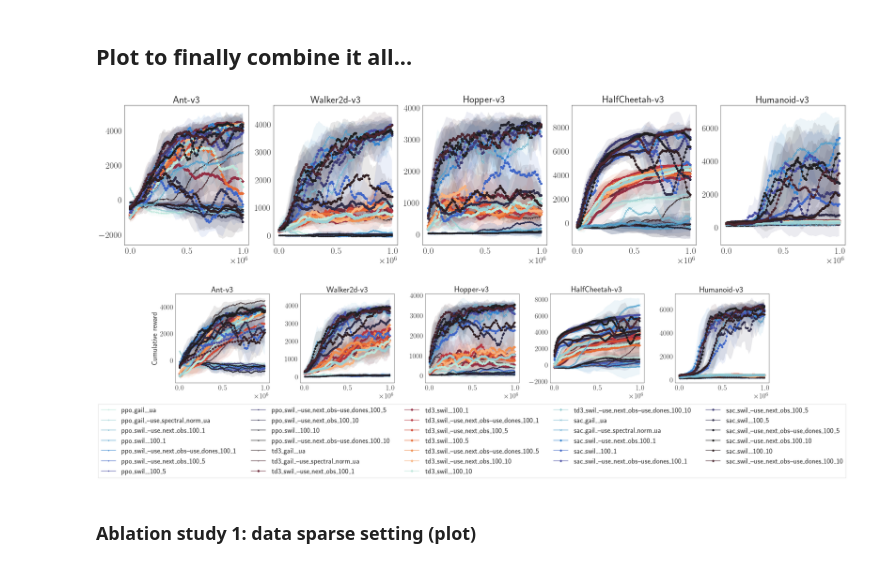
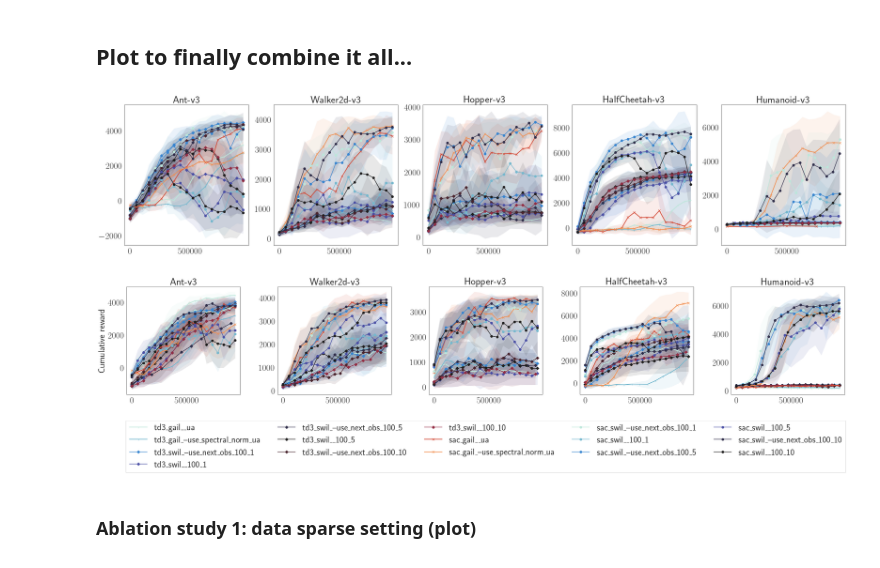
Before and after one commit to iov9000/cleanrl, a Jupyter notebook: cleanrl/notebooks/load_results_2111_polcomp.ipynb, the cells around one changed output. Drawn from its saved outputs; the diff is of its cells as text; code cells hidden in the pictures.

```diff
--- a/cleanrl/notebooks/load_results_2111_polcomp.ipynb
+++ b/cleanrl/notebooks/load_results_2111_polcomp.ipynb
@@ -593,10 +593,10 @@ def smooth_mu_std(mu, std, N=6):
 # %%
 sns.set_style(style='white')
 # %%
-def plot_comp(d_ms_swil, d_ms_gail, n_demo=[10], nobs_swil=[''], swil_per=1, swil_ql=1, ss=1, subsample_plot=1):
+def plot_comp(d_ms_swil, d_ms_gail, n_demo=[10], algos=['ppo', 'td3', 'sac'], nobs_swil=[''], swil_per=1, swil_ql=1, ss=1, subsample_plot=1):
     envs = ['Ant-v3', 'Walker2d-v3', 'Hopper-v3', 'HalfCheetah-v3', 'Humanoid-v3']
     env_exp = [4050, 3607, 8900]
-    NUM_COLORS = 20
+    NUM_COLORS = 10
     #cm = plt.get_cmap('gist_rainbow')
     #cm = sns.color_palette("tab10", as_cmap=True)
     cm =sns.color_palette("icefire", as_cmap=True)
@@ -610,7 +610,7 @@ def plot_comp(d_ms_swil, d_ms_gail, n_demo=[10], nobs_swil=[''], swil_per=1, swi
             #axs[i].axhline(env_exp[i], c='k')
 
             #for lin_gail in ['']:
-            for algo in ['ppo', 'td3', 'sac']:
+            for algo in algos:
                 for lin_gail in ['','--use_spectral_norm']:
                     mu, std = d_ms_gail[algo][env][f"nd_{n_d}"][lin_gail]['']
                     mu, std = smooth_mu_std(mu,std)
@@ -626,7 +626,7 @@ def plot_comp(d_ms_swil, d_ms_gail, n_demo=[10], nobs_swil=[''], swil_per=1, swi
                         m = '1'
 
 
-                    axs[i].plot(x, mu, label=f"{algo}_gail_{lin_gail}_ua", marker=m)
+                    axs[i].plot(x, mu, label=f"{algo}_gail_{lin_gail}_ua", marker=m, linewidth=2)
                     axs[i].fill_between(x,mu+std, mu-std, alpha=0.1)
 
                 #for nob_swil in ['--use_actions', '--use_next_obs--use_actions']: #, '--use_next_obs--use_actions--use_dones']:
@@ -665,10 +665,10 @@ def plot_comp(d_ms_swil, d_ms_gail, n_demo=[10], nobs_swil=[''], swil_per=1, swi
     #plt.legend(loc="lower left", ncol=len(df.columns))
     #plt.savefig(f"plots/ss{ss}_ql{swil_ql}_nd{n_demo}.png", dpi=300, bbox_inches='tight')
 # %%
-plot_comp(d_mustd_swil, d_ms_gail=d_mustd_gail, nobs_swil=['--use_next_obs', '', '--use_next_obs--use_dones'], n_demo=[1,10], swil_per=[100],swil_ql=qlens)
+plot_comp(d_mustd_swil, d_ms_gail=d_mustd_gail, algos=['td3', 'sac'], nobs_swil=['--use_next_obs', ''], n_demo=[1, 10], swil_per=[100], swil_ql=qlens, subsample_plot=5)
 # %% [output]
-[figure, old version]
+[figure, new version]
-[figure, old version]
+[figure, new version]
 # %%
 font_size = 32
 matplotlib.rcParams['font.size'] = font_size
```
Also changed, not shown: 3 other files.
